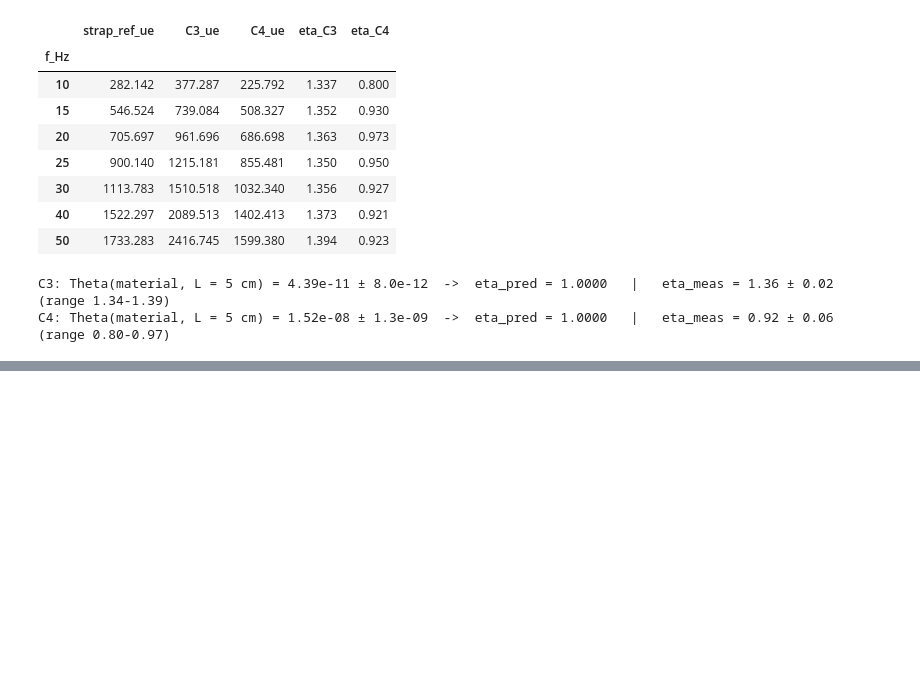
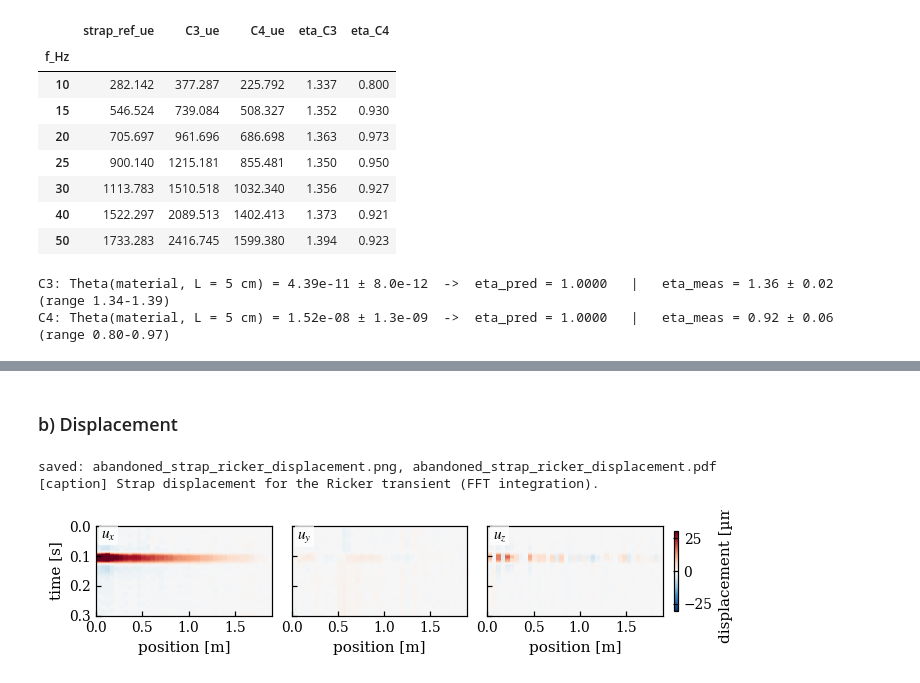
Before and after one commit to olav-cor/ldv-cable-coupling, a Jupyter notebook: Analysis_v2/09_Abandoned_Experiments.ipynb, the cells around one changed output, grey strips where cells are left out. Cells and saved outputs as stored; diff of their text form; code cells hidden in the pictures; blank space fills up the shorter version.

```diff
--- a/Analysis_v2/09_Abandoned_Experiments.ipynb
+++ b/Analysis_v2/09_Abandoned_Experiments.ipynb
@@ -353,0 +399,16 @@ C4: Theta(material, L = 5 cm) = 1.52e-08 ± 1.3e-09  ->  eta_pred = 1.0000   |
+# %% [markdown]
+### b) Displacement
+# %%
+ux_sr, uy_sr, uz_sr = displacement_field(strap_r)
+
+fig, _ = paper.wavefield_panels(
+    x_strap_r, strap_r['t'],
+    [(r'$u_x$', ux_sr), (r'$u_y$', uy_sr), (r'$u_z$', uz_sr)],
+    clim_pct=99.5, t_lim=T_STRAP_R,
+    cbar_label='displacement [µm]', scale=1e6)
+paper.save_paper_fig(fig, 'abandoned_strap_ricker_displacement', tight=False)
+paper.caption_note('Strap displacement for the Ricker transient (FFT integration).')
+# %% [output]
+saved: abandoned_strap_ricker_displacement.png, abandoned_strap_ricker_displacement.pdf
+[caption] Strap displacement for the Ricker transient (FFT integration).
+[figure, added]
```
Also changed, not shown: parts of 15 cells of this notebook, 27 other files.
